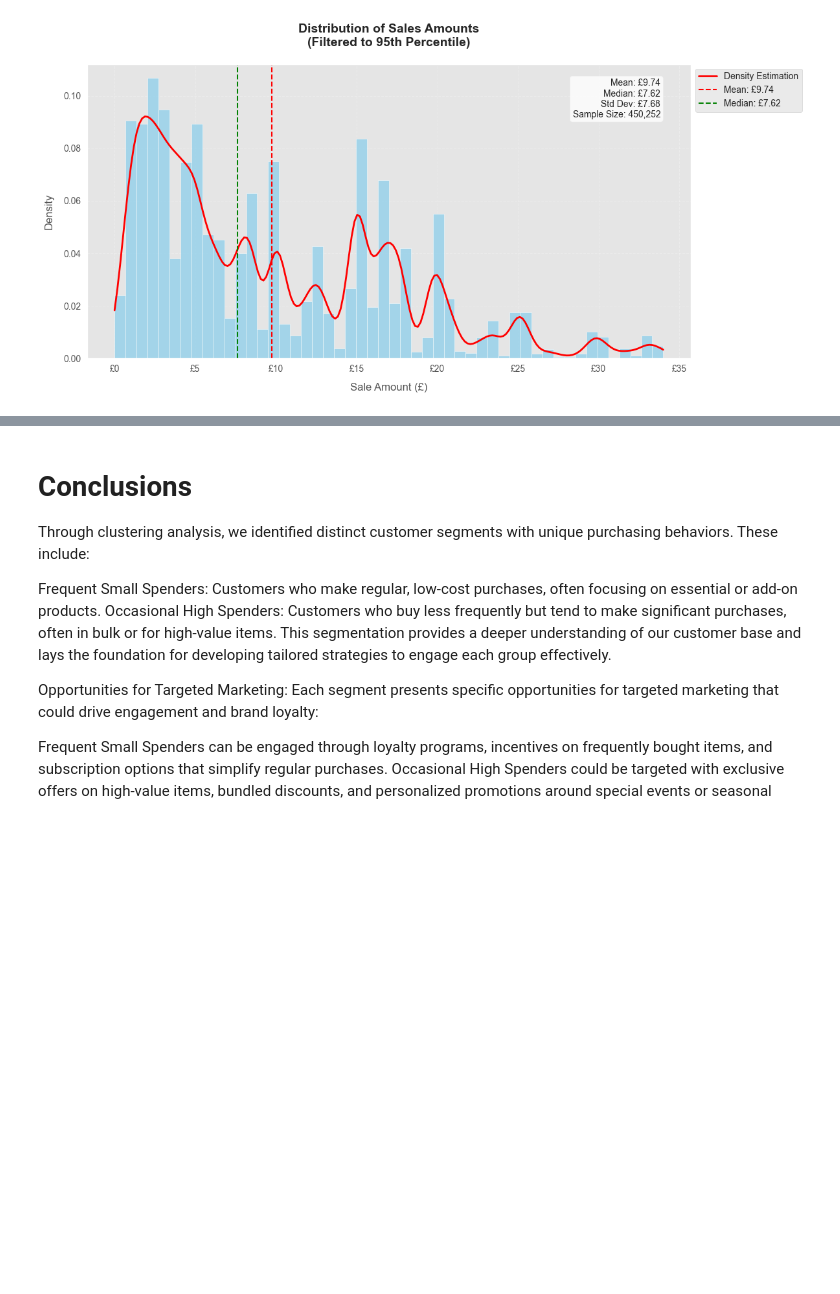
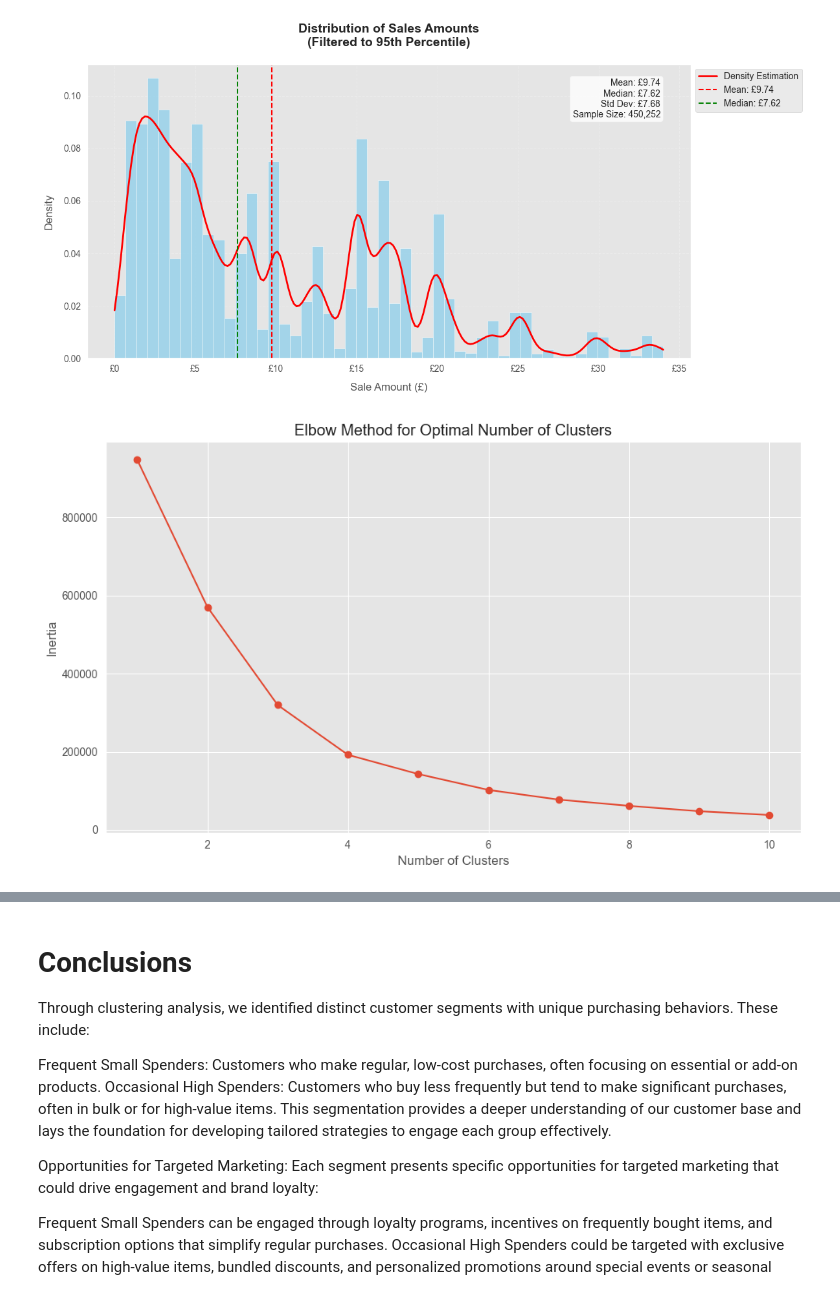
Before and after one commit to Je4n-A/Customer-Segmentation-Project, a Jupyter notebook: Customer Segmentation Dataset Project Proffesor notes(3).ipynb, the cells around one changed output, grey strips where cells are left out. Saved outputs shown, nothing was run; the diff lists cells and outputs as text; code cells hidden in the pictures; blank space fills up the shorter version.

Commit message:
'Added Elbow, updated segmentation analysis'

```diff
--- a/Customer Segmentation Dataset Project Proffesor notes(3).ipynb
+++ b/Customer Segmentation Dataset Project Proffesor notes(3).ipynb
@@ -569,6 +569,46 @@ plt.savefig('sales_distribution_enhanced.png',
 plt.show()
 # %% [output]
 [figure]
+# %%
+import pandas as pd
+import numpy as np
+from sklearn.preprocessing import StandardScaler
+from sklearn.cluster import KMeans
+import matplotlib.pyplot as plt
+
+def plot_elbow_method(df, max_clusters=10):
+    """
+    Plot the elbow method to determine the optimal number of clusters
+    """
+    # Select and prepare features
+    features = ['Quantity', 'UnitPrice']
+    cluster_data = df[features].copy()
+
+    # Scale the features
+    scaler = StandardScaler()
+    scaled_data = scaler.fit_transform(cluster_data)
+
+    # Calculate inertia for different values of n_clusters
+    inertia = []
+    for n in range(1, max_clusters + 1):
+        kmeans = KMeans(n_clusters=n, random_state=42, n_init=10)
+        kmeans.fit(scaled_data)
+        inertia.append(kmeans.inertia_)
+
+    # Plot the elbow method
+    plt.figure(figsize=(10, 6))
+    plt.plot(range(1, max_clusters + 1), inertia, marker='o')
+    plt.title('Elbow Method for Optimal Number of Clusters')
+    plt.xlabel('Number of Clusters')
+    plt.ylabel('Inertia')
+    plt.grid(True)
+    plt.tight_layout()
+    plt.show()
+
+# Usage
+plot_elbow_method(sales_df)
+# %% [output]
+[figure, added]
 # %%
 import pandas as pd
 import numpy as np
```
Also changed, not shown: parts of 3 cells of this notebook.
